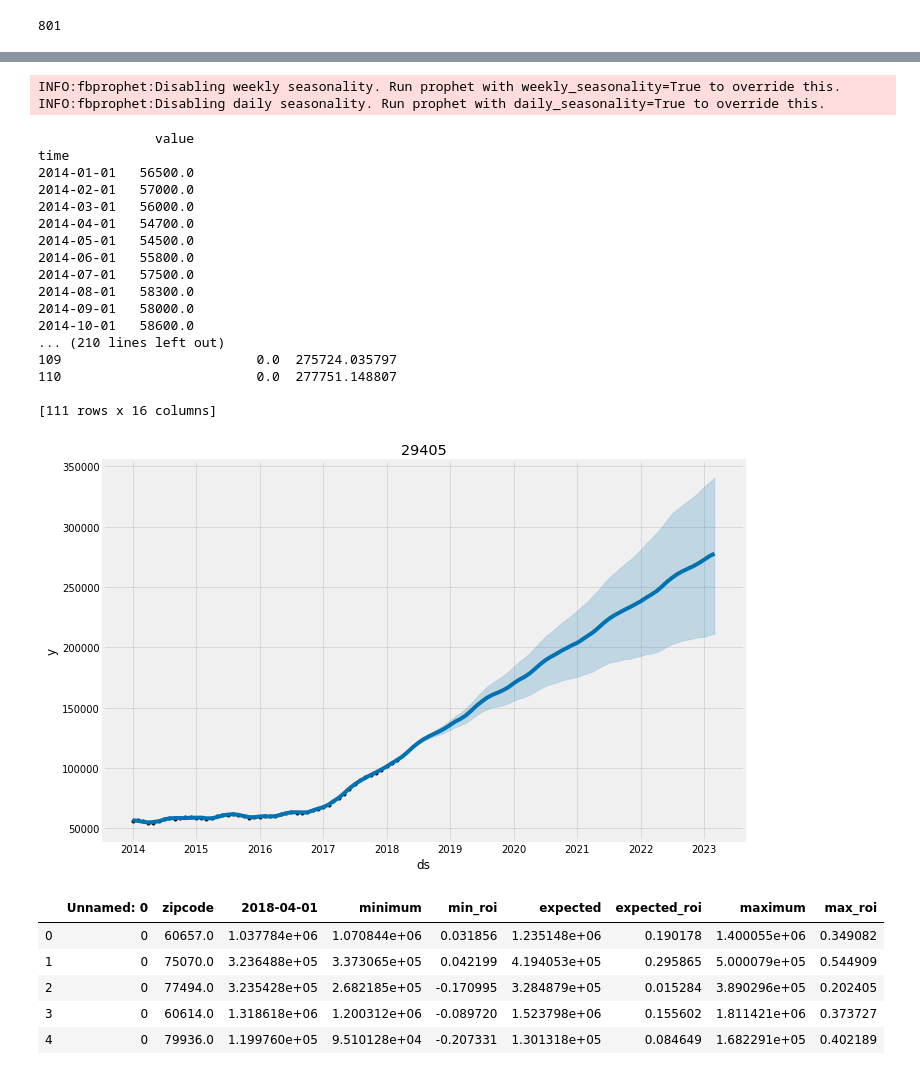
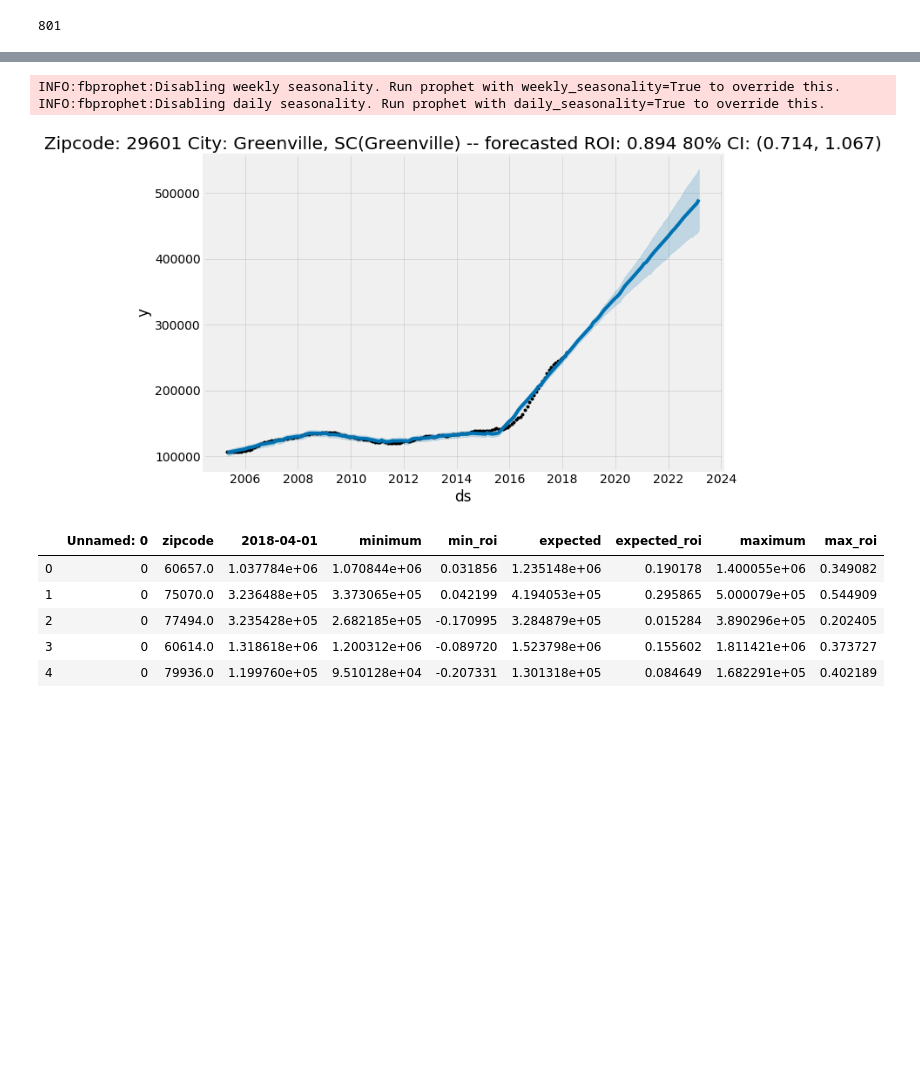
Before and after one commit to allisonhonold/Zillow_investment_zipcodes, a Jupyter notebook: plot_graphs.ipynb, the cells around one changed output, grey strips where cells are left out. Cells and saved outputs as stored; diff of their text form; code cells hidden in the pictures; blank space fills up the shorter version.

Commit message:
predict for 2019 and plot data sets on same axis

```diff
--- a/plot_graphs.ipynb
+++ b/plot_graphs.ipynb
@@ -15,9 +13,28 @@ ERROR:fbprophet:Importing plotly failed. Interactive plots will not work.
-# %%
-def plot_model(df, zipcode):
-    """
-
-    """
-    model, forecast, zipcode = model_price(df, zipcode, '2005-04-01', '2018-04-01')
-    model.plot(forecast, uncertainty=True)
-    plt.title(zipcode)
-    plt.show()
+# %%
+def plot_model(df, stats_df, zipcode):
+    """Plots a single model
+
+    Args:
+        df: a data frame with columns [RegionID, RegionName, City, State, Metro,
+        CountyName, SizeRank, 1996-04, 1996-05, 1996-06... 2018-02, 2018-03, 2018-04]
+        stats_df: a data frame with columns [zipcode, 2018-04-01, minimum, min_roi,
+        expected, expected_roi, maximum, max_roi]
+        zipcode: zipcode
+    Returns:
+        figure with the data from the zipcodes plotted
+    """
+    model, forecast, zipcode = model_price(df, zipcode, '2005-04-01', '2018-04-01')
+    zip_data = df.loc[df['RegionName'] == zipcode]
+    stats_data = stats_df.loc[stats_df['zipcode'] == zipcode]
+    model.plot(forecast, uncertainty=True)
+    title = (f"Zipcode: {zipcode} City: {zip_data['City'].values[0]}"
+        + f", {zip_data['State'].values[0]}"
+        + f"({zip_data['Metro'].values[0]}"
+        + f") -- forecasted ROI: {round(stats_data['expected_roi'].values[0], 3)} "
+        + f"80% CI: ({round(stats_data['min_roi'].values[0], 3)}"
+        + f", {round(stats_data['max_roi'].values[0], 3)}"
+        + f")")
+    plt.title(title)
+    plt.ylabel = 'price'
+    plt.xlabel = 'year'
+    plt.show()
@@ -115,27 +137,10 @@ def model_price(df, zipcode, start, end, periods=60, freq='MS', interval_width=0
     return Model, forecast, zipcode
 # %%
-plot_model(all_df, 29405)
+plot_model(all_df, stats_df, 29601)
 # %% [output]
 INFO:fbprophet:Disabling weekly seasonality. Run prophet with weekly_seasonality=True to override this.
 INFO:fbprophet:Disabling daily seasonality. Run prophet with daily_seasonality=True to override this.
-               value
-time
-2014-01-01   56500.0
-2014-02-01   57000.0
-2014-03-01   56000.0
-2014-04-01   54700.0
-2014-05-01   54500.0
-2014-06-01   55800.0
-2014-07-01   57500.0
-2014-08-01   58300.0
-2014-09-01   58000.0
-2014-10-01   58600.0
-... (210 lines left out)
-109                         0.0  275724.035797
-110                         0.0  277751.148807
-
-[111 rows x 16 columns]
-[figure, old version]
+[figure, new version]
 # %%
 stats_df = pd.read_csv('raw_data/stats.csv')
 # %%
```
Also changed, not shown: parts of 18 cells of this notebook, 1 other file.
